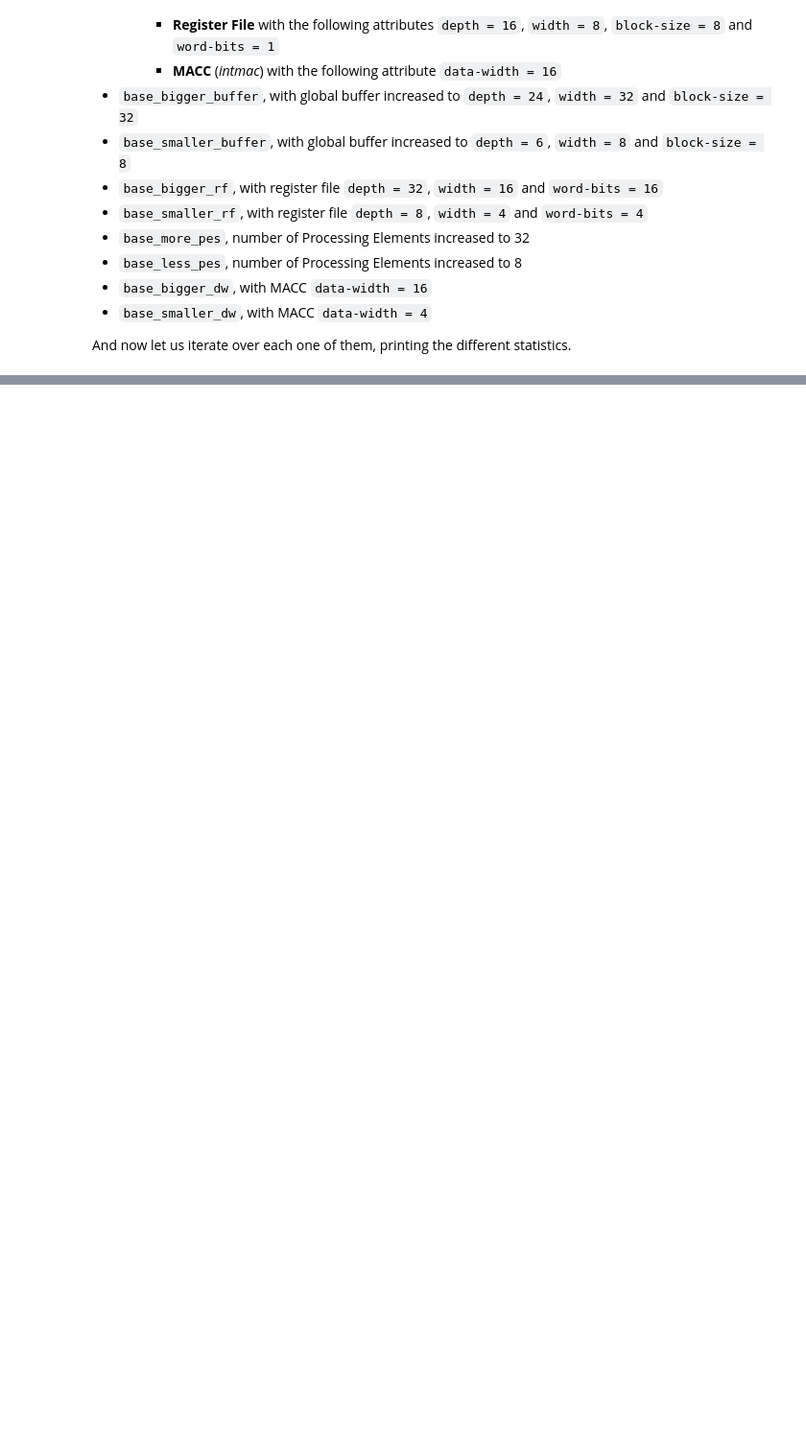
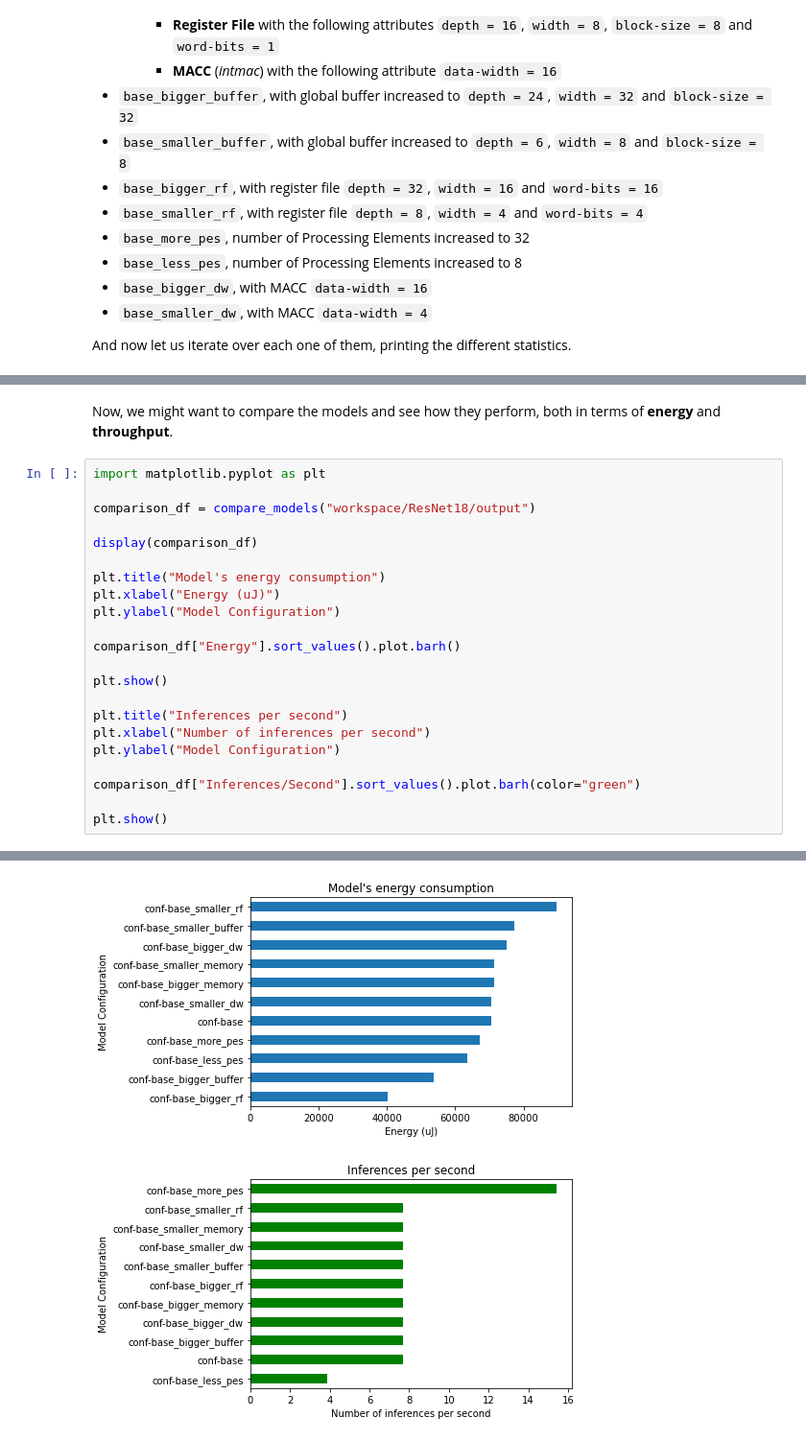
Before and after one commit to RiccardoMPesce/TimeloopAccelergyAnalysis, a Jupyter notebook: analysis_notebook.ipynb, the cells around one changed output, grey strips where cells are left out. Shown at 96% size. Saved outputs shown, nothing was run; the diff lists cells and outputs as text; blank space fills up the shorter version.

Commit message:
Finished comparison

```diff
--- a/analysis_notebook.ipynb
+++ b/analysis_notebook.ipynb
@@ -164,3 +164,28 @@ Summary stats for conf-base_bigger_dw
 |  | Area | Utilization | Cycles | Energy | MACCs | pJ/MACC MACC | pJ/MACC RegisterFile | ... |
 | Total | 0.02 | 1.00 | 129731584.00 | 74923.62 | 2075705344.00 | 46.20 | 7.50 | ... |
 ... (32 outputs left out)
+# %% [markdown]
+Now, we might want to compare the models and see how they perform, both in terms of __energy__ and __throughput__.
+# %%
+import matplotlib.pyplot as plt
+
+comparison_df = compare_models("workspace/ResNet18/output")
+
+display(comparison_df)
+
+plt.title("Model's energy consumption")
+plt.xlabel("Energy (uJ)")
+plt.ylabel("Model Configuration")
+
+comparison_df["Energy"].sort_values().plot.barh()
+
+plt.show()
+
+plt.title("Inferences per second")
+plt.xlabel("Number of inferences per second")
+plt.ylabel("Model Configuration")
+
+comparison_df["Inferences/Second"].sort_values().plot.barh(color="green")
+
+plt.show()
+# %% [output]
@@ -166,0 +204,2 @@ Summary stats for conf-base_bigger_dw
+[figure, added]
+[figure, added]
```
Also changed, not shown: parts of 2 cells of this notebook, 2 other files.
